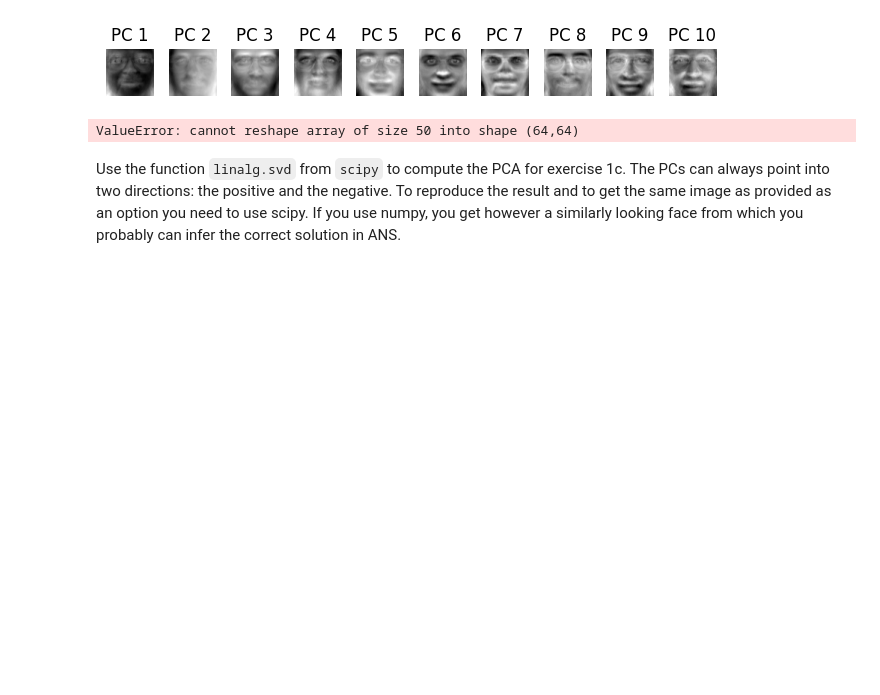
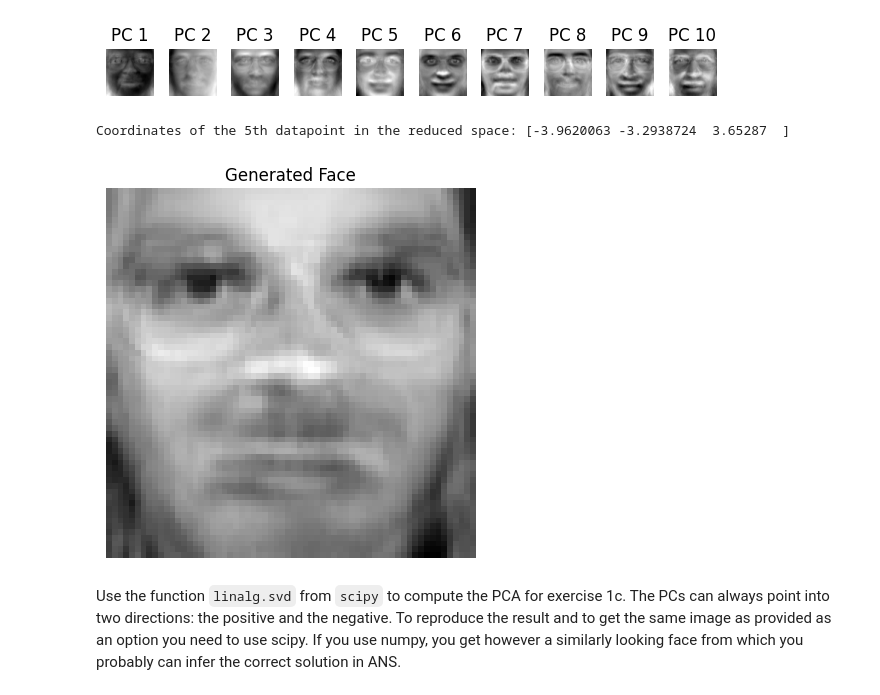
Before and after one commit to yuhsuanlintue/2IIG0_HW1, a Jupyter notebook: HW2_2IIGO_23_24.ipynb, the cells around one changed output. Cells and saved outputs as stored; diff of their text form; code cells hidden in the pictures; blank space fills up the shorter version.

```diff
--- a/HW2_2IIGO_23_24.ipynb
+++ b/HW2_2IIGO_23_24.ipynb
@@ -129,10 +127,52 @@ plt.tight_layout()
 plt.show()
 # %% [output]
 [figure]
-# %%
-plt.imshow(projected_images.reshape(64, 64), cmap=plt.cm.gray)
-# %% [output]
-ValueError: cannot reshape array of size 50 into shape (64,64)
+# %%
+
+image_matrix = np.array(D)
+
+# Step 5: Apply PCA to reduce the dimensionality
+num_components = 50  # Set the number of principal components to 3
+pca = PCA(n_components=num_components)
+pca.fit(image_matrix)
+
+# Transform the images to the reduced 3-dimensional space
+reduced_images = pca.transform(image_matrix)
+
+# Find the coordinates of the 5th datapoint in the reduced space
+index_of_5th_datapoint = 4  # Python is 0-indexed, so the 5th point is at index 4
+coordinates_5th_datapoint = reduced_images[index_of_5th_datapoint]
+
+print("Coordinates of the 5th datapoint in the reduced space:", coordinates_5th_datapoint)
+# %% [output]
+Coordinates of the 5th datapoint in the reduced space: [-3.9620063 -3.2938724  3.65287  ]
+# %%
+image_matrix = np.array(D)
+
+# Step 5: Apply PCA to reduce the dimensionality
+num_components = 50  # Set the number of principal components to 50
+pca = PCA(n_components=num_components)
+pca.fit(image_matrix)
+
+# Create synthetic low-dimensional representation
+low_dim_representation = np.zeros(num_components)
+low_dim_representation[:25] = 0.5
+low_dim_representation[25:] = -0.5
+
+# Reconstruct the face from the synthetic low-dimensional representation
+generated_face = pca.inverse_transform([low_dim_representation])
+
+# Display or save the generated face
+# Displaying using matplotlib:
+import matplotlib.pyplot as plt
+
+generated_face = generated_face.reshape((64, 64))  # Replace with image dimensions
+plt.imshow(generated_face, cmap='gray')  # Display the generated face
+plt.axis('off')
+plt.title('Generated Face')
+plt.show()
+# %% [output]
+[figure, added]
 # %% [markdown]
 Use the function `linalg.svd` from `scipy` to compute the PCA for exercise 1c. The PCs can always point into two directions: the positive and the negative. To reproduce the result and to get the same image as provided as an option you need to use scipy. If you use numpy, you get however a similarly looking face from which you probably can infer the correct solution in ANS.
 # %%
```
Also changed, not shown: parts of 1 cell of this notebook.
